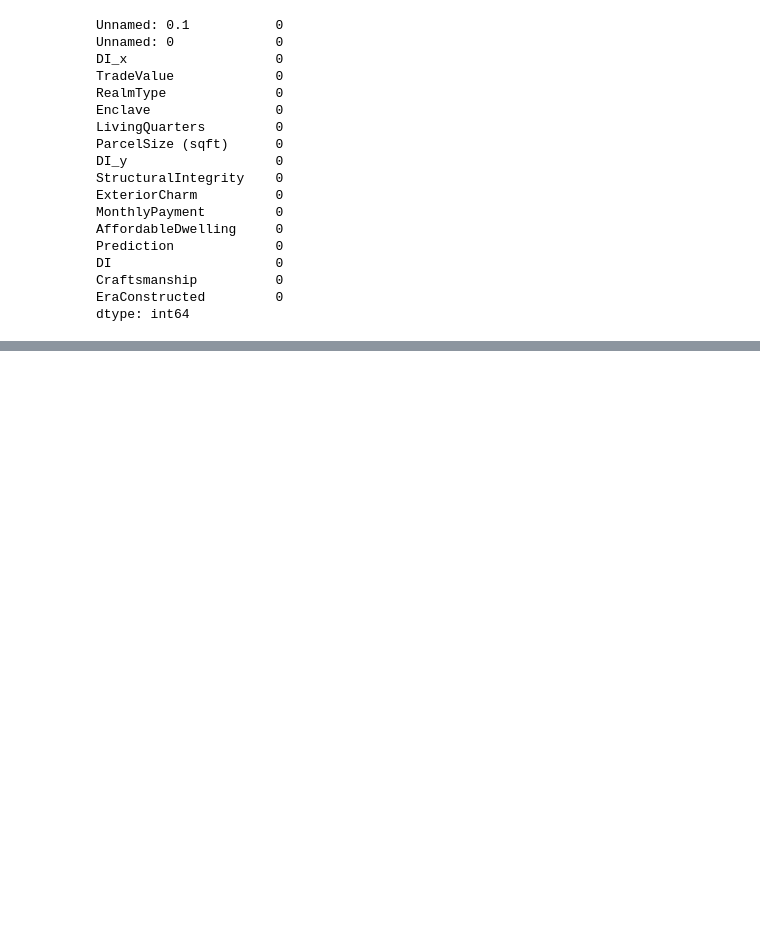
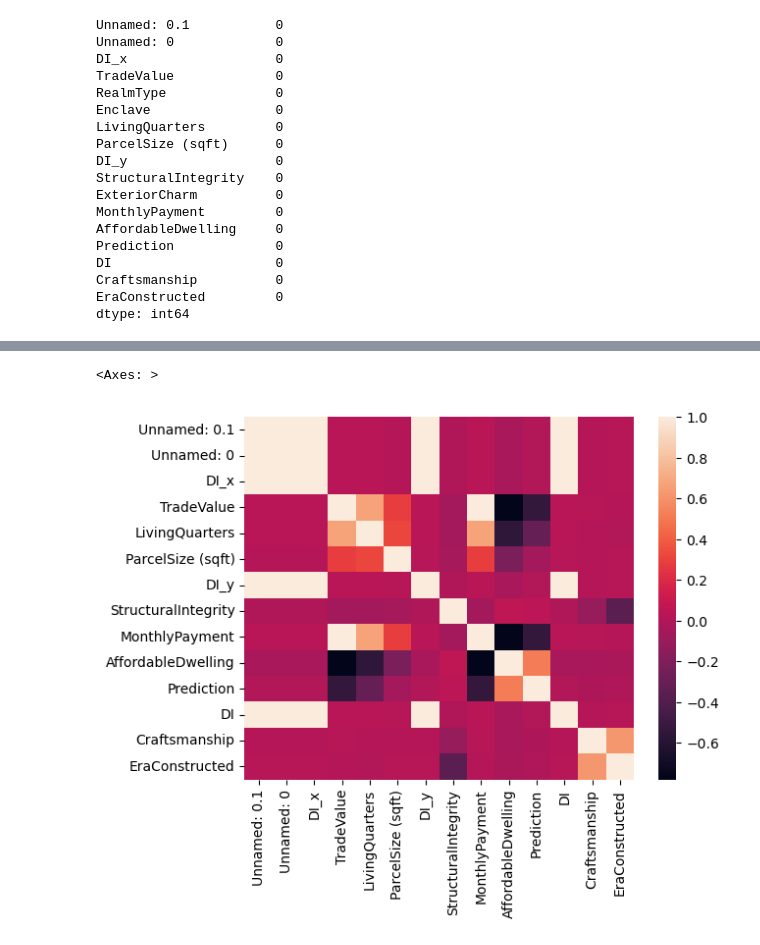
Before and after one commit to RaineScarlett/dsreport, a Jupyter notebook: iteration3.ipynb, the cells around one changed output, grey strips where cells are left out. Drawn from its saved outputs; the diff is of its cells as text; code cells hidden in the pictures; blank space fills up the shorter version.

```diff
--- a/iteration3.ipynb
+++ b/iteration3.ipynb
@@ -114,0 +172,5 @@ dtype: int64
+# %%
+sns.heatmap(df.corr(numeric_only=True, method='pearson'))
+# %% [output]
+<Axes: >
+[figure, added]
```
Also changed, not shown: parts of 11 cells of this notebook.
